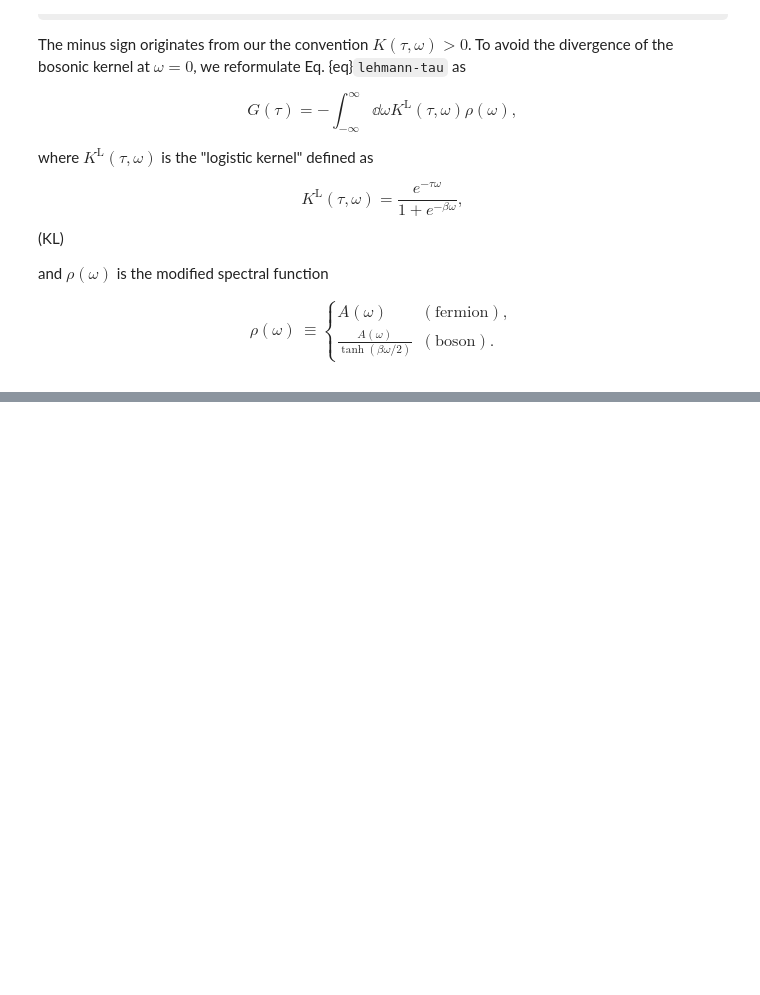
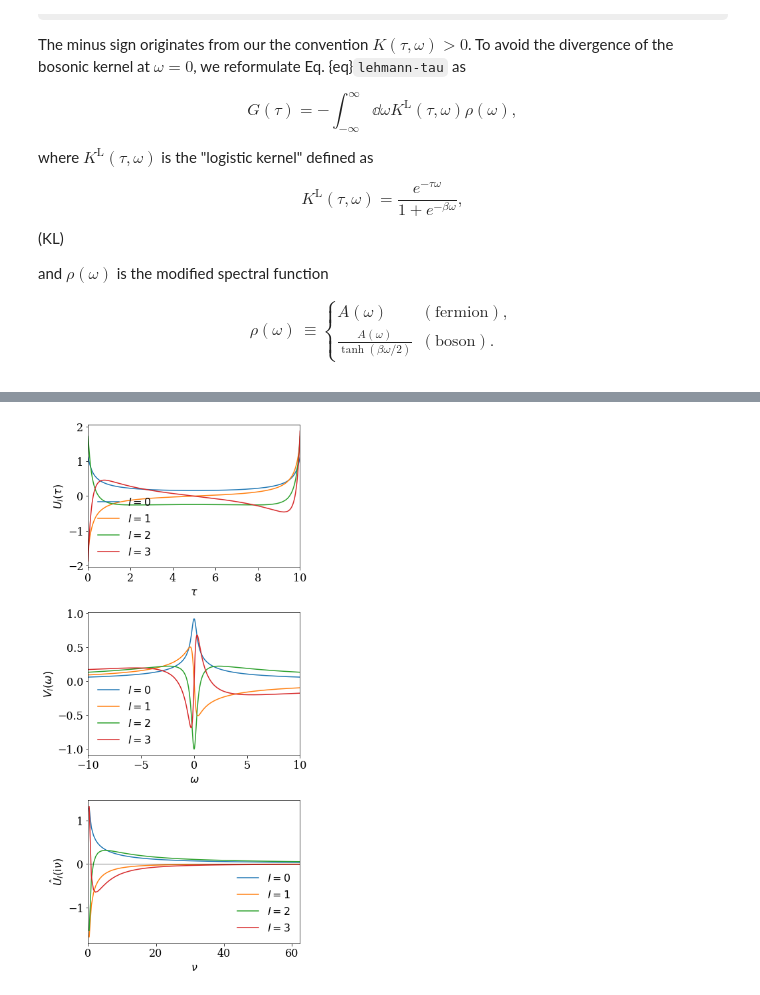
Before and after one commit to SpM-lab/sparse-ir-tutorial, a Jupyter notebook: _sources/docs/IR.ipynb, the cells around one changed output, grey strips where cells are left out. Drawn from its saved outputs; the diff is of its cells as text; code cells hidden in the pictures; some formulas as TeX source; blank space fills up the shorter version.

```diff
--- a/_sources/docs/IR.ipynb
+++ b/_sources/docs/IR.ipynb
@@ -132,0 +151,41 @@ AAAA
+# %%
+fig = plt.figure(figsize=(6,12))
+ax1 = plt.subplot(311)
+ax2 = plt.subplot(312)
+ax3 = plt.subplot(313)
+axes = [ax1, ax2, ax3]
+
+taus = np.linspace(0, beta, 1000)
+omegas = np.linspace(-wmax, wmax, 1000)
+
+beta = 10
+nmax = 100
+
+v = 2*np.arange(nmax)+1
+iv = 1J * (2*np.arange(nmax)+1) * np.pi/beta
+
+uhat_val = basis.uhat(v)
+for l in range(4):
+    ax1.plot(taus, basis.u[l](taus), label=f'$l={l}$')
+    ax2.plot(omegas, basis.v[l](omegas), label=f'$l={l}$')
+    y = uhat_val[l,:].imag if l%2 == 0 else uhat_val[l,:].real
+    ax3.plot(iv.imag, y, label=f'$l={l}$')
+
+ax1.set_xlabel(r'$\tau$')
+ax2.set_xlabel(r'$\omega$')
+ax1.set_ylabel(r'$U_l(\tau)$')
+ax2.set_ylabel(r'$V_l(\omega)$')
+ax1.set_xlim([0,beta])
+ax2.set_xlim([-wmax, wmax])
+
+ax3.plot(iv.imag, np.zeros_like(iv.imag), ls='-', lw=0.5, color='k')
+ax3.set_xlabel(r'$\nu$')
+ax3.set_ylabel(r'$\hat{U}_l(\mathrm{i}\nu)$')
+ax3.set_xlim([0, iv.imag.max()])
+
+for ax in axes:
+    ax.legend(loc='best', frameon=False)
+
+plt.tight_layout()
+# %% [output]
+[figure, added]
```
Also changed, not shown: parts of 5 cells of this notebook, 13 other files.
